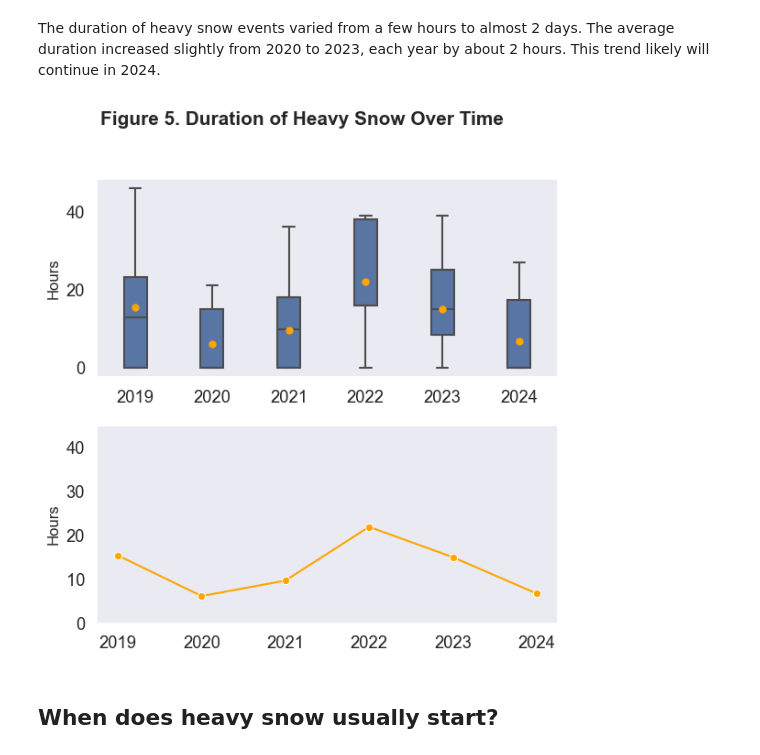
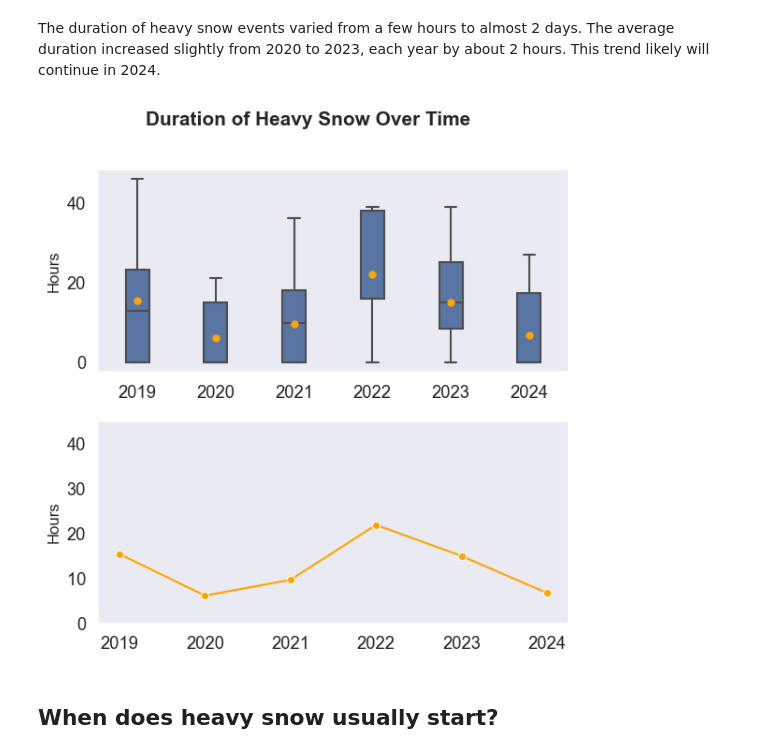
Before and after one commit to Hoale2908/MA_Weather, a Jupyter notebook: massachusetts_heavy_snow_analysis.ipynb, the cells around one changed output. Saved outputs shown, nothing was run; the diff lists cells and outputs as text; code cells hidden in the pictures.

```diff
--- a/massachusetts_heavy_snow_analysis.ipynb
+++ b/massachusetts_heavy_snow_analysis.ipynb
@@ -173,21 +173,21 @@ The duration of heavy snow events varied from a few hours to almost 2 days. The
 # %%
 fig, axs = plt.subplots(2, 1, figsize=(6, 6), )
 sns.boxplot(x=snowdf['year'], y=snowdf['duration'].dt.total_seconds()/3600, width=0.3, linewidth=1.5,
             meanline=False, showmeans=True, meanprops={'marker': 'o', 'markersize': 5, 'markerfacecolor': 'orange', 'markeredgecolor': 'orange'}, ax=axs[0])
 sns.lineplot(x=snowdf['year'], y=snowdf['duration'].dt.total_seconds()/3600, estimator='mean', errorbar=None, marker='o', ax=axs[1], color='orange',)
 
 axs[0].set_ylabel('Hours', fontsize=12)
 axs[0].set_xlabel('')
 
 axs[1].set_ylim(0, 45)
 axs[1].set_ylabel('Hours', fontsize=12)
 axs[1].set_xlabel('')
 
-fig.suptitle('Figure 5. Duration of Heavy Snow Over Time', fontsize=15, fontweight='bold', y=1.02)
+fig.suptitle('Duration of Heavy Snow Over Time', fontsize=15, fontweight='bold', y=1)
 plt.tight_layout()
 plt.show()
 # %% [output]
-[figure, old version]
+[figure, new version]
 # %% [markdown]
 ## When does heavy snow usually start?
 # %% [markdown]
```
Also changed, not shown: parts of 11 cells of this notebook, 2 other files.
